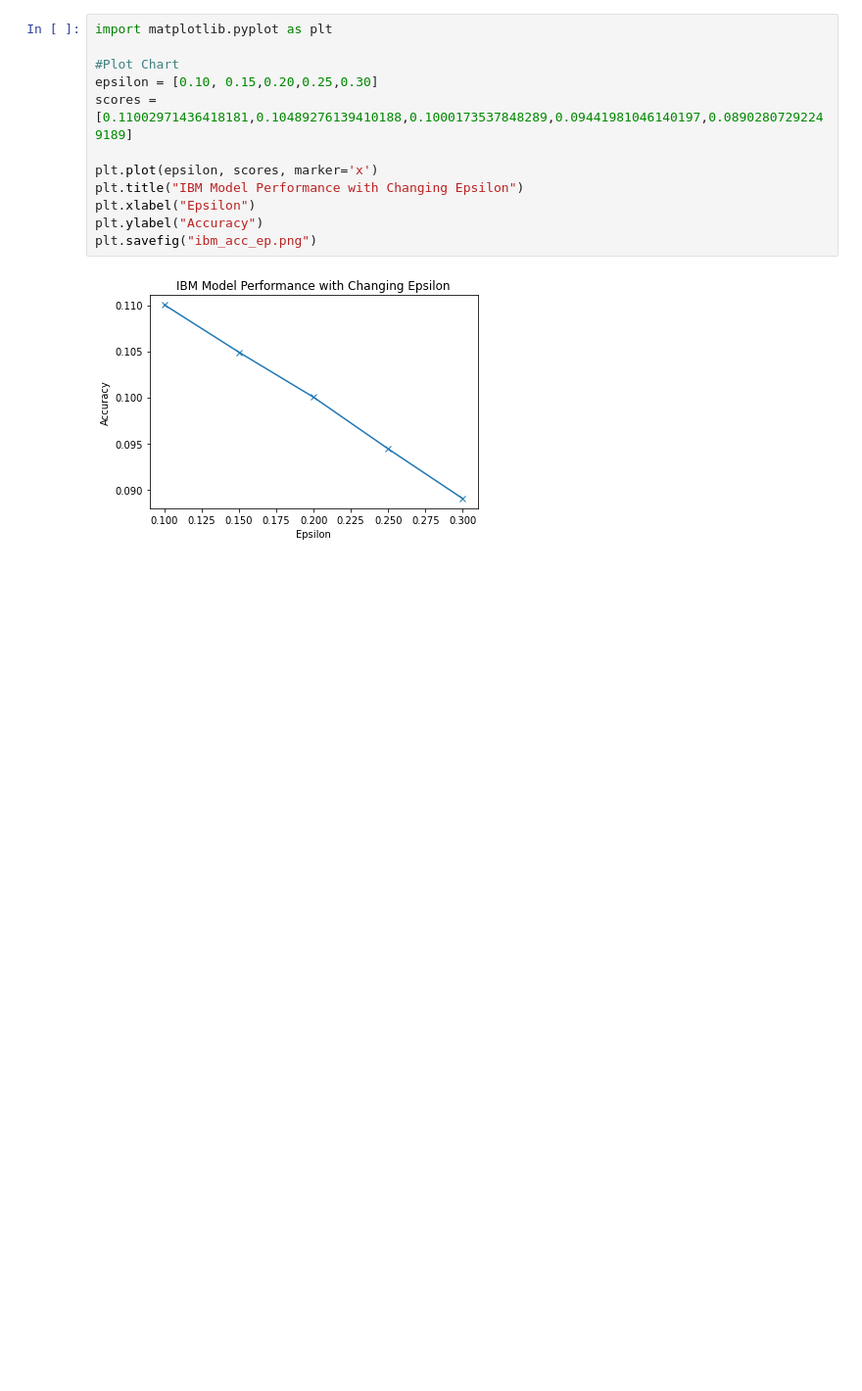
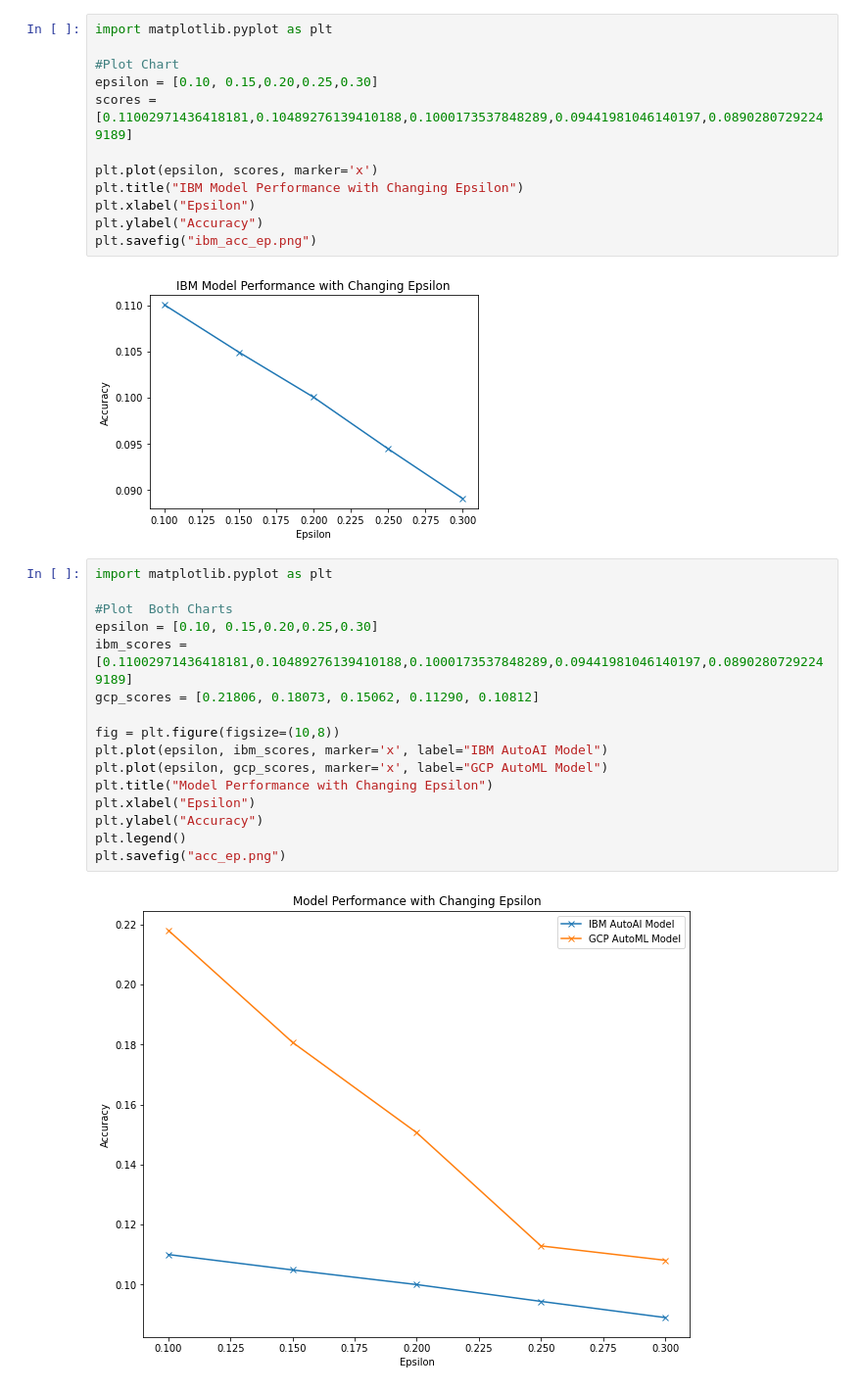
Before and after one commit to aashka-trivedi/cloud-autoai-adversarial-robustness, a Jupyter notebook: code/ibmcloud_autoai/AutoAIAdversarialRobustness.ipynb, the cells around one changed output. Shown: that part at 98% size. Drawn from its saved outputs; the diff is of its cells as text; blank space fills up the shorter version.

Commit message:
figures

```diff
--- a/code/ibmcloud_autoai/AutoAIAdversarialRobustness.ipynb
+++ b/code/ibmcloud_autoai/AutoAIAdversarialRobustness.ipynb
@@ -1444,3 +1444,21 @@ plt.ylabel("Accuracy")
 plt.savefig("ibm_acc_ep.png")
 # %% [output]
 [figure]
+# %%
+import matplotlib.pyplot as plt
+
+#Plot  Both Charts
+epsilon = [0.10, 0.15,0.20,0.25,0.30]
+ibm_scores = [0.11002971436418181,0.10489276139410188,0.1000173537848289,0.09441981046140197,0.08902807292249189]
+gcp_scores = [0.21806, 0.18073, 0.15062, 0.11290, 0.10812]
+
+fig = plt.figure(figsize=(10,8))
+plt.plot(epsilon, ibm_scores, marker='x', label="IBM AutoAI Model")
+plt.plot(epsilon, gcp_scores, marker='x', label="GCP AutoML Model")
+plt.title("Model Performance with Changing Epsilon")
+plt.xlabel("Epsilon")
+plt.ylabel("Accuracy")
+plt.legend()
+plt.savefig("acc_ep.png")
+# %% [output]
+[figure, added]
```
Also changed, not shown: 3 other files.
